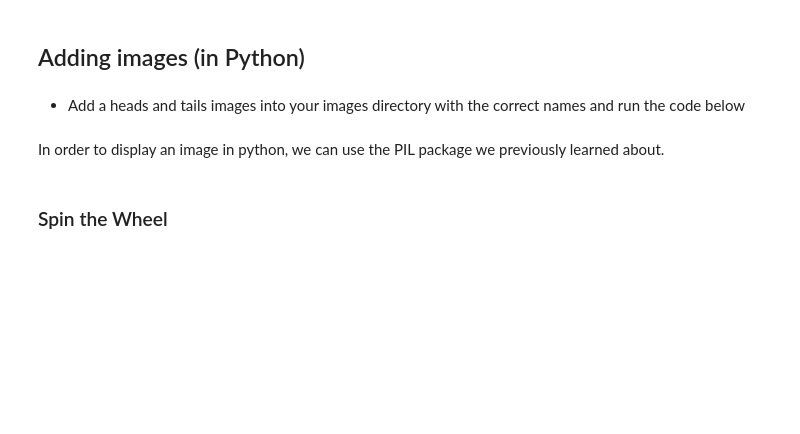
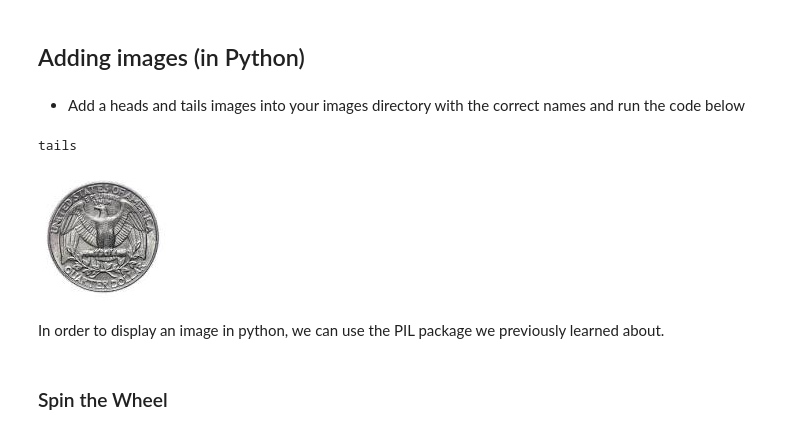
Before and after one commit to nighthawkcoders/APCSP, a Jupyter notebook: _notebooks/2023-04-25-P3M-Simulations.ipynb, the cells around one changed output. Drawn from its saved outputs; the diff is of its cells as text; code cells hidden in the pictures; blank space fills up the shorter version.

```diff
--- a/_notebooks/2023-04-25-P3M-Simulations.ipynb
+++ b/_notebooks/2023-04-25-P3M-Simulations.ipynb
@@ -114,22 +119,25 @@ Your turn: Change the code to make it simulate the flipping of a weighted coin.
 # %%
 import random
 
 # importing Image class from PIL package
 from PIL import Image
 
 # creating a object
-im = Image.open(r"images/HeadsOn.png")
-image = Image.open(r"images/TailsOn.png")
+head = Image.open(r"images/head.jpeg")
+tail = Image.open(r"images/tail.jpeg")
 
 i=random.randint(0,1)
 
 if i == 1:
     print("heads")
-    display(im)
+    display(head)
 
 else:
     print("tails")
-    display(image)
+    display(tail)
+# %% [output]
+tails
+[figure, added]
 # %% [markdown]
 In order to display an image in python, we can use the PIL package we previously learned about.
 # %% [markdown]
```
Also changed, not shown: parts of 5 cells of this notebook, 8 other files.
